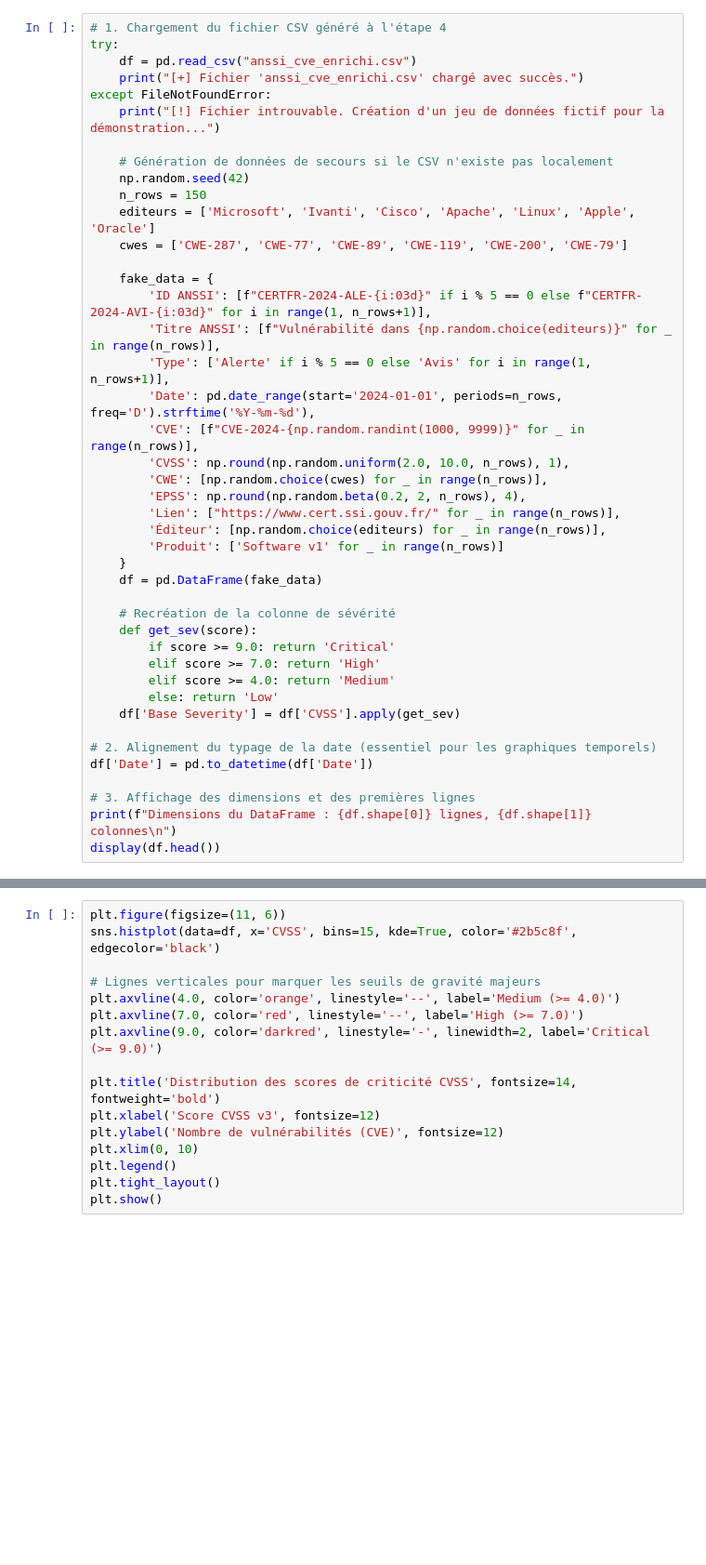
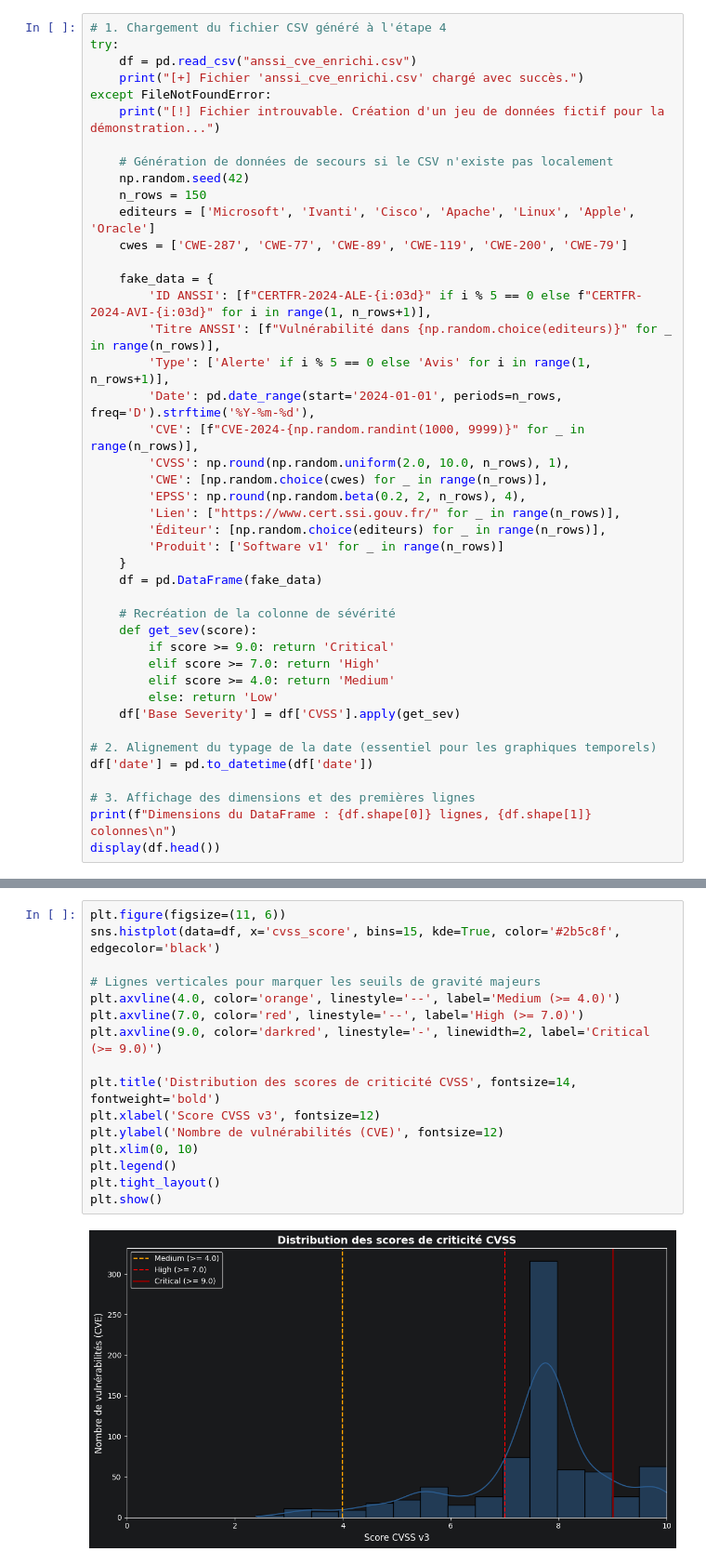
Before and after one commit to Gaellecourr/ProjetFinalAtelierData, a Jupyter notebook: Visualizations.ipynb, the cells around one changed output, grey strips where cells are left out. Shown at 93% size. Cells and saved outputs as stored; diff of their text form; blank space fills up the shorter version.

Commit message:
correction Visualizations.ipynb

```diff
--- a/Visualizations.ipynb
+++ b/Visualizations.ipynb
@@ -52,7 +54,7 @@ except FileNotFoundError:
     df['Base Severity'] = df['CVSS'].apply(get_sev)
 
 # 2. Alignement du typage de la date (essentiel pour les graphiques temporels)
-df['Date'] = pd.to_datetime(df['Date'])
+df['date'] = pd.to_datetime(df['date'])
 
 # 3. Affichage des dimensions et des premières lignes
 print(f"Dimensions du DataFrame : {df.shape[0]} lignes, {df.shape[1]} colonnes\n")
@@ -69,18 +114,20 @@ display(df['Base Severity'].value_counts())
 # %%
 plt.figure(figsize=(11, 6))
-sns.histplot(data=df, x='CVSS', bins=15, kde=True, color='#2b5c8f', edgecolor='black')
+sns.histplot(data=df, x='cvss_score', bins=15, kde=True, color='#2b5c8f', edgecolor='black')
 
 # Lignes verticales pour marquer les seuils de gravité majeurs
 plt.axvline(4.0, color='orange', linestyle='--', label='Medium (>= 4.0)')
 plt.axvline(7.0, color='red', linestyle='--', label='High (>= 7.0)')
 plt.axvline(9.0, color='darkred', linestyle='-', linewidth=2, label='Critical (>= 9.0)')
 
 plt.title('Distribution des scores de criticité CVSS', fontsize=14, fontweight='bold')
 plt.xlabel('Score CVSS v3', fontsize=12)
 plt.ylabel('Nombre de vulnérabilités (CVE)', fontsize=12)
 plt.xlim(0, 10)
 plt.legend()
 plt.tight_layout()
 plt.show()
+# %% [output]
+[figure, added]
 # %%
 # On prend le Top 6 pour que le graphique reste lisible
```
Also changed, not shown: parts of 10 cells of this notebook.
